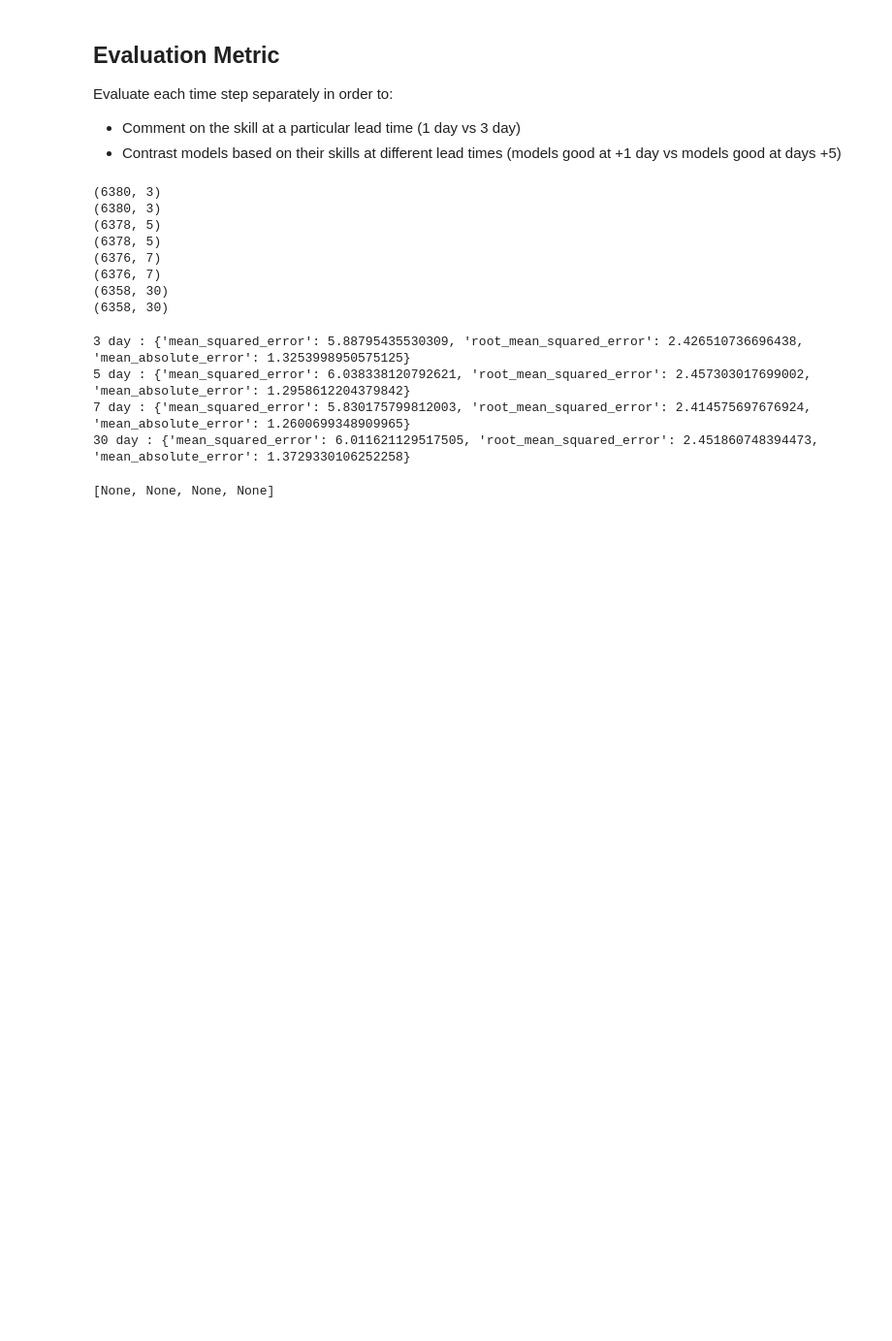
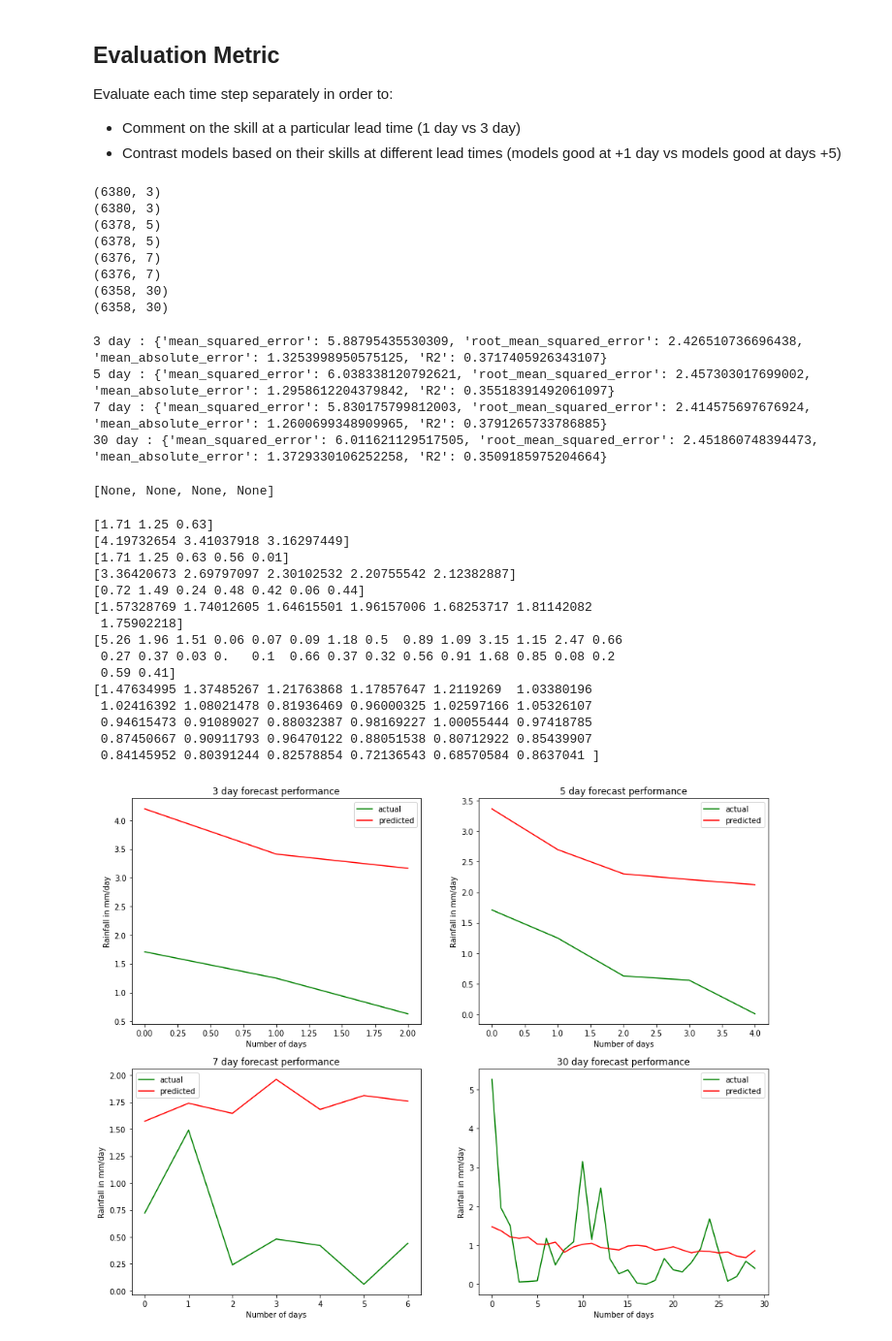
Before and after one commit to bryan-mwas/keras-lstm, a Jupyter notebook: lstm.ipynb, the cells around one changed output. Shown at 97% size. Cells and saved outputs as stored; diff of their text form; code cells hidden in the pictures; blank space fills up the shorter version.

Commit message:
Added performance graph

```diff
--- a/lstm.ipynb
+++ b/lstm.ipynb
@@ -111,13 +132,13 @@ for index, future_days in enumerate(forecast_days):
     # Append data
     train_test_data.append((x_train, x_test, y_train, y_test))
     # Build model
-    model = build_model(x_train, y_train)
+    # model = build_model(x_train, y_train)
     # Fit model
-    history = model.fit(x_train, y_train, epochs=60, batch_size=64, validation_split=0.3, verbose=1)
+    # history = model.fit(x_train, y_train, epochs=60, batch_size=64, validation_split=0.3, verbose=1)
     # Append histories
-    training_history.append(history)
+    # training_history.append(history)
     # Append model
-    models.append(model)
+    # models.append(model)
 # %%
 for index, model in enumerate(models):
     model.save(f'rainfall-model-{forecast_days[index]}-day')
@@ -145,7 +145,14 @@ WARNING:absl:<keras.layers.recurrent.LSTMCell object at 0x...> has the same name
+# %%
+# Load models
+for index, forecast in enumerate(forecast_days):
+    model = keras.models.load_model(f'rainfall-model-{forecast}-day')
+    models.append(model)
 # %%
 for i , history in enumerate(training_history):
     plt.subplot(2, 2, i+1)
+    plt.gcf().set_size_inches(15,12)
     plt.title(f'{forecast_days[i]} day forecast performance')
     plt.plot(history.history['loss'], label='Training loss' )
     plt.plot(history.history['val_loss'], label='Validation loss')
+    plt.xlabel('Number of epochs')
     plt.legend()
@@ -189,11 +201,13 @@ for (index, model) in enumerate(models):
     mse = mean_squared_error(inv_y_test, inv_yhat)
     rmse = sqrt(mean_squared_error(inv_y_test, inv_yhat))
     mae = mean_absolute_error(inv_y_test, inv_yhat)
+    R2 = r2_score(inv_y_test, inv_yhat)
 
     model_performance[f'{forecast_days[index]} day'] = {
         'mean_squared_error': mse,
         'root_mean_squared_error': rmse,
         'mean_absolute_error': mae,
+        'R2': R2
     }
 # %% [output]
 (6380, 3)
@@ -207,8 +221,8 @@ for (index, model) in enumerate(models):
 # %%
 [print(key,':',value) for key, value in model_performance.items()]
 # %% [output]
-3 day : {'mean_squared_error': 5.88795435530309, 'root_mean_squared_error': 2.426510736696438, 'mean_absolute_error': 1.3253998950575125}
-5 day : {'mean_squared_error': 6.038338120792621, 'root_mean_squared_error': 2.457303017699002, 'mean_absolute_error': 1.2958612204379842}
-7 day : {'mean_squared_error': 5.830175799812003, 'root_mean_squared_error': 2.414575697676924, 'mean_absolute_error': 1.2600699348909965}
-30 day : {'mean_squared_error': 6.011621129517505, 'root_mean_squared_error': 2.451860748394473, 'mean_absolute_error': 1.3729330106252258}
+3 day : {'mean_squared_error': 5.88795435530309, 'root_mean_squared_error': 2.426510736696438, 'mean_absolute_error': 1.3253998950575125, 'R2': 0.3717405926343107}
+5 day : {'mean_squared_error': 6.038338120792621, 'root_mean_squared_error': 2.457303017699002, 'mean_absolute_error': 1.2958612204379842, 'R2': 0.35518391492061097}
+7 day : {'mean_squared_error': 5.830175799812003, 'root_mean_squared_error': 2.414575697676924, 'mean_absolute_error': 1.2600699348909965, 'R2': 0.3791265733786885}
+30 day : {'mean_squared_error': 6.011621129517505, 'root_mean_squared_error': 2.451860748394473, 'mean_absolute_error': 1.3729330106252258, 'R2': 0.3509185975204664}
 [None, None, None, None]
@@ -225,0 +229,31 @@ df_scaled
+# %%
+for i , y_val in enumerate(inverse_y_test_pred):
+    actual = y_val[0]
+    predicted = y_val[1]
+    print(actual[:forecast_days[i]])
+    print(predicted[:forecast_days[i]])
+    plt.subplot(2, 2, i+1)
+    plt.gcf().set_size_inches(15,12)
+    plt.title(f'{forecast_days[i]} day forecast performance')
+    plt.plot(list(range(0,forecast_days[i])), actual[:forecast_days[i]], color='g', label='actual')
+    plt.plot(list(range(0,forecast_days[i])), predicted[:forecast_days[i]], color='r', label='predicted')
+    plt.xlabel('Number of days')
+    plt.ylabel('Rainfall in mm/day')
+    plt.legend()
+# %% [output]
+[1.71 1.25 0.63]
+[4.19732654 3.41037918 3.16297449]
+[1.71 1.25 0.63 0.56 0.01]
+[3.36420673 2.69797097 2.30102532 2.20755542 2.12382887]
+[0.72 1.49 0.24 0.48 0.42 0.06 0.44]
+[1.57328769 1.74012605 1.64615501 1.96157006 1.68253717 1.81142082
+ 1.75902218]
+[5.26 1.96 1.51 0.06 0.07 0.09 1.18 0.5  0.89 1.09 3.15 1.15 2.47 0.66
+ 0.27 0.37 0.03 0.   0.1  0.66 0.37 0.32 0.56 0.91 1.68 0.85 0.08 0.2
+ 0.59 0.41]
+[1.47634995 1.37485267 1.21763868 1.17857647 1.2119269  1.03380196
+ 1.02416392 1.08021478 0.81936469 0.96000325 1.02597166 1.05326107
+ 0.94615473 0.91089027 0.88032387 0.98169227 1.00055444 0.97418785
+ 0.87450667 0.90911793 0.96470122 0.88051538 0.80712922 0.85439907
+ 0.84145952 0.80391244 0.82578854 0.72136543 0.68570584 0.8637041 ]
+[figure, added]
```
Also changed, not shown: parts of 13 cells of this notebook.
